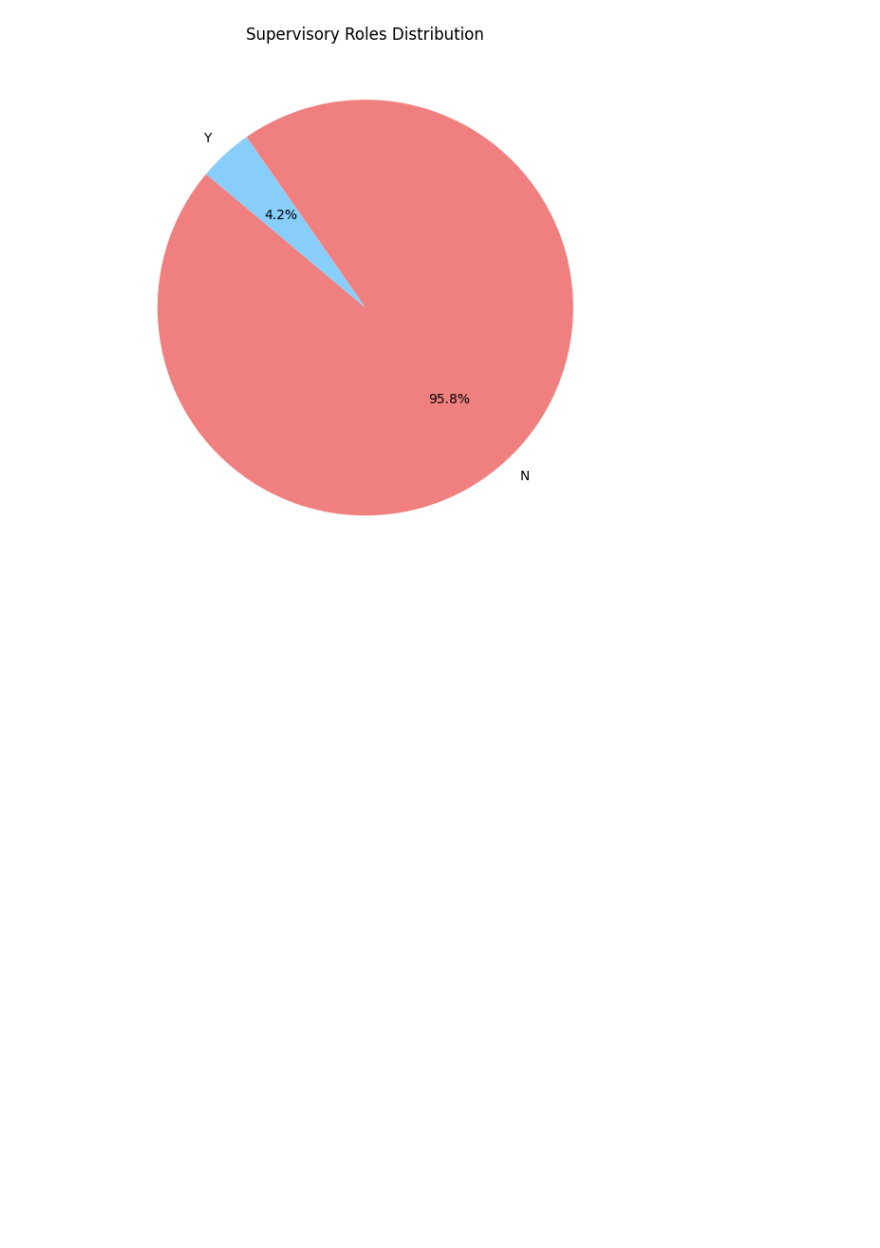
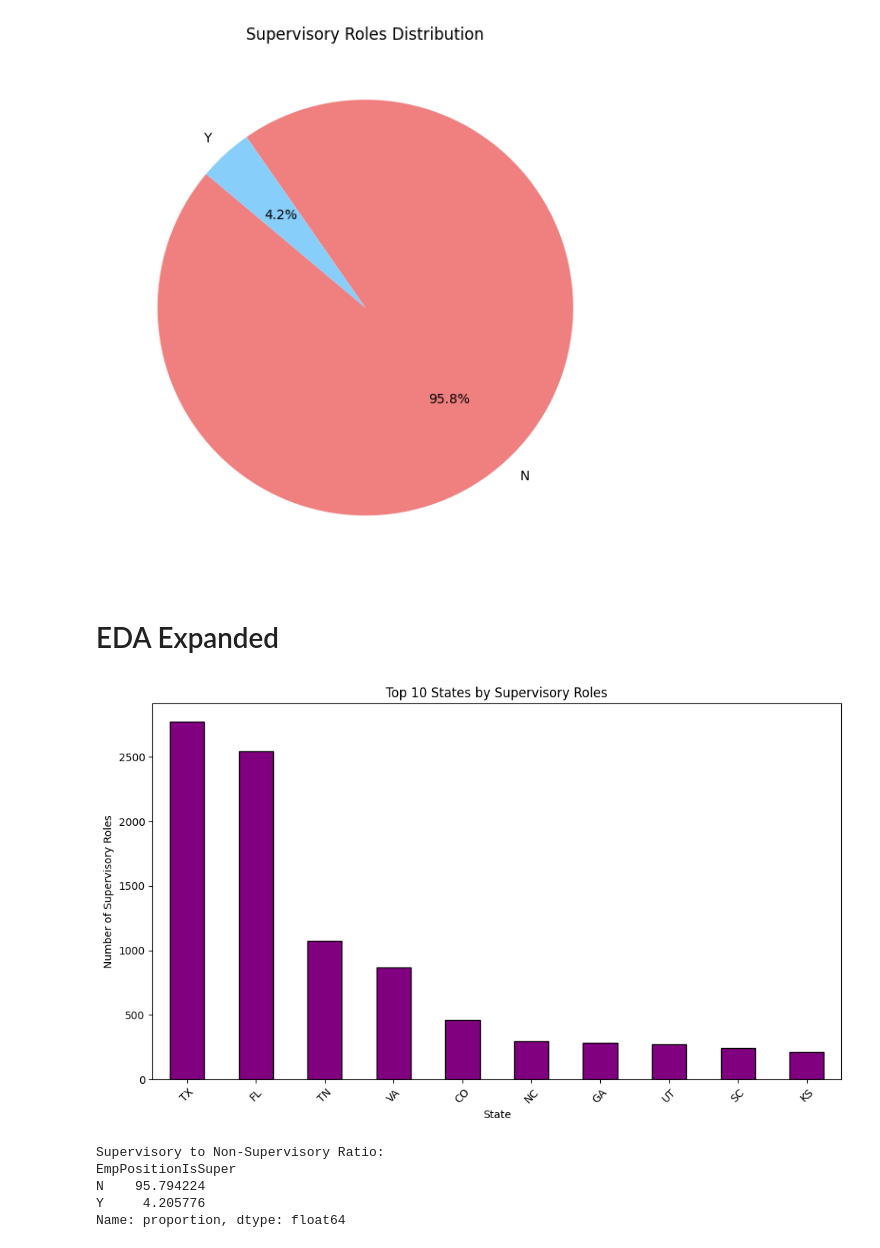
Before and after one commit to Alesandro-Rodriguez/ais-healthcare, a Jupyter notebook: Code/AisHealthcareAnalysis.ipynb, the cells around one changed output. Saved outputs shown, nothing was run; the diff lists cells and outputs as text; code cells hidden in the pictures; blank space fills up the shorter version.

Commit message:
Updated EDA with Supervisor info

```diff
--- a/Code/AisHealthcareAnalysis.ipynb
+++ b/Code/AisHealthcareAnalysis.ipynb
@@ -285,0 +284,29 @@ df
+# %% [markdown]
+# EDA Expanded
+# %%
+# Count supervisory roles by state
+supervisory_by_state = df[df['EmpPositionIsSuper'] == 'Y'].groupby('facility_state')['EmpPositionIsSuper'].count()
+
+# Plot top 10 states with supervisory roles
+plt.figure(figsize=(10, 6))
+supervisory_by_state.sort_values(ascending=False).head(10).plot(kind='bar', color='purple', edgecolor='black')
+plt.title('Top 10 States by Supervisory Roles')
+plt.xlabel('State')
+plt.ylabel('Number of Supervisory Roles')
+plt.xticks(rotation=45)
+plt.tight_layout()
+plt.show()
+# %% [output]
+[figure, added]
+# %%
+# Calculate ratio of supervisors to non-supervisors
+supervisory_ratio = df['EmpPositionIsSuper'].value_counts(normalize=True) * 100
+
+# Display the ratio
+print(f"Supervisory to Non-Supervisory Ratio:\n{supervisory_ratio}")
+# %% [output]
+Supervisory to Non-Supervisory Ratio:
+EmpPositionIsSuper
+N    95.794224
+Y     4.205776
+Name: proportion, dtype: float64
```
Also changed, not shown: parts of 7 cells of this notebook.
